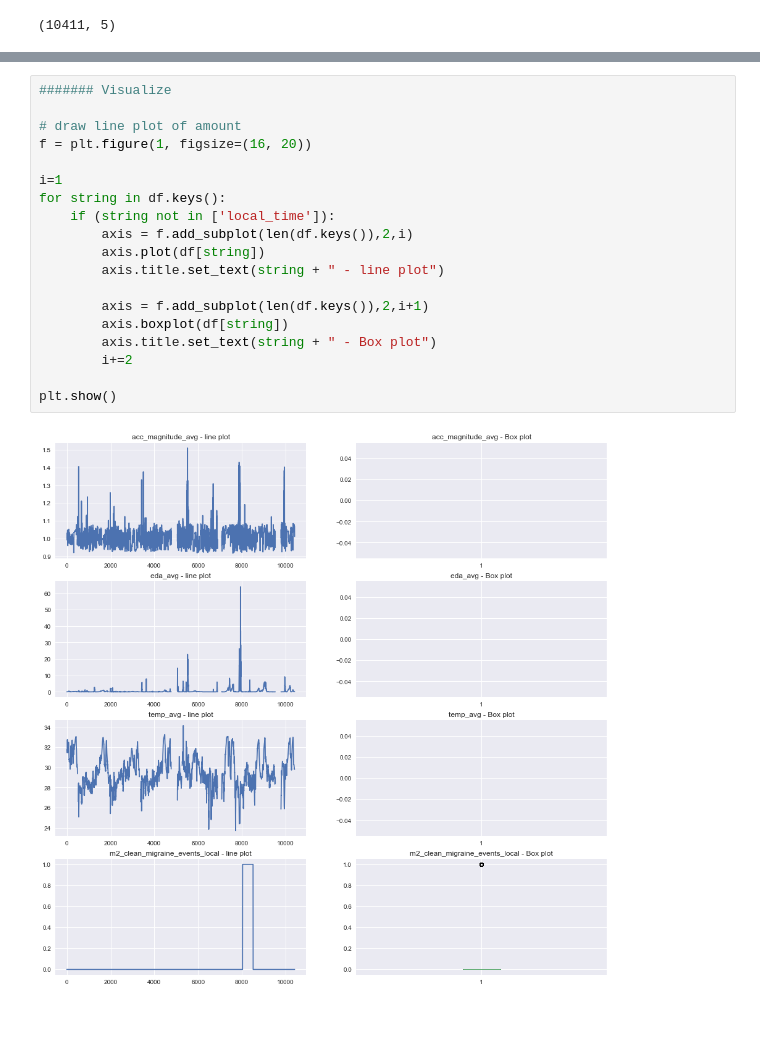
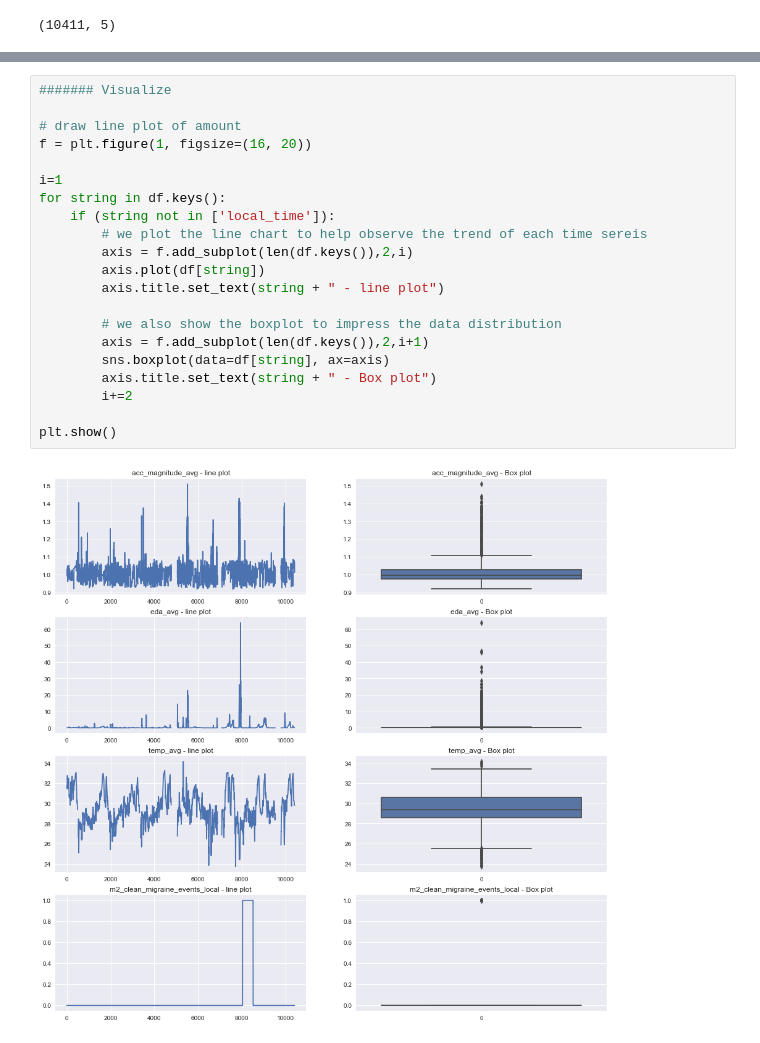
Before and after one commit to dxiaosa/drive, a Jupyter notebook: labs/Lab3-viusalize-exporteddata.ipynb, the cells around one changed output, grey strips where cells are left out. Saved outputs shown, nothing was run; the diff lists cells and outputs as text.

```diff
--- a/labs/Lab3-viusalize-exporteddata.ipynb
+++ b/labs/Lab3-viusalize-exporteddata.ipynb
@@ -56,21 +58,23 @@ dtype: object
 # %%
 ####### Visualize
 
 # draw line plot of amount
 f = plt.figure(1, figsize=(16, 20))
 
 i=1
 for string in df.keys():
     if (string not in ['local_time']):
+        # we plot the line chart to help observe the trend of each time sereis
         axis = f.add_subplot(len(df.keys()),2,i)
         axis.plot(df[string])
         axis.title.set_text(string + " - line plot")
 
+        # we also show the boxplot to impress the data distribution
         axis = f.add_subplot(len(df.keys()),2,i+1)
-        axis.boxplot(df[string])
+        sns.boxplot(data=df[string], ax=axis)
         axis.title.set_text(string + " - Box plot")
         i+=2
 
 plt.show()
 # %% [output]
-[figure, old version]
+[figure, new version]
```
Also changed, not shown: parts of 7 cells of this notebook, 1 other file.
